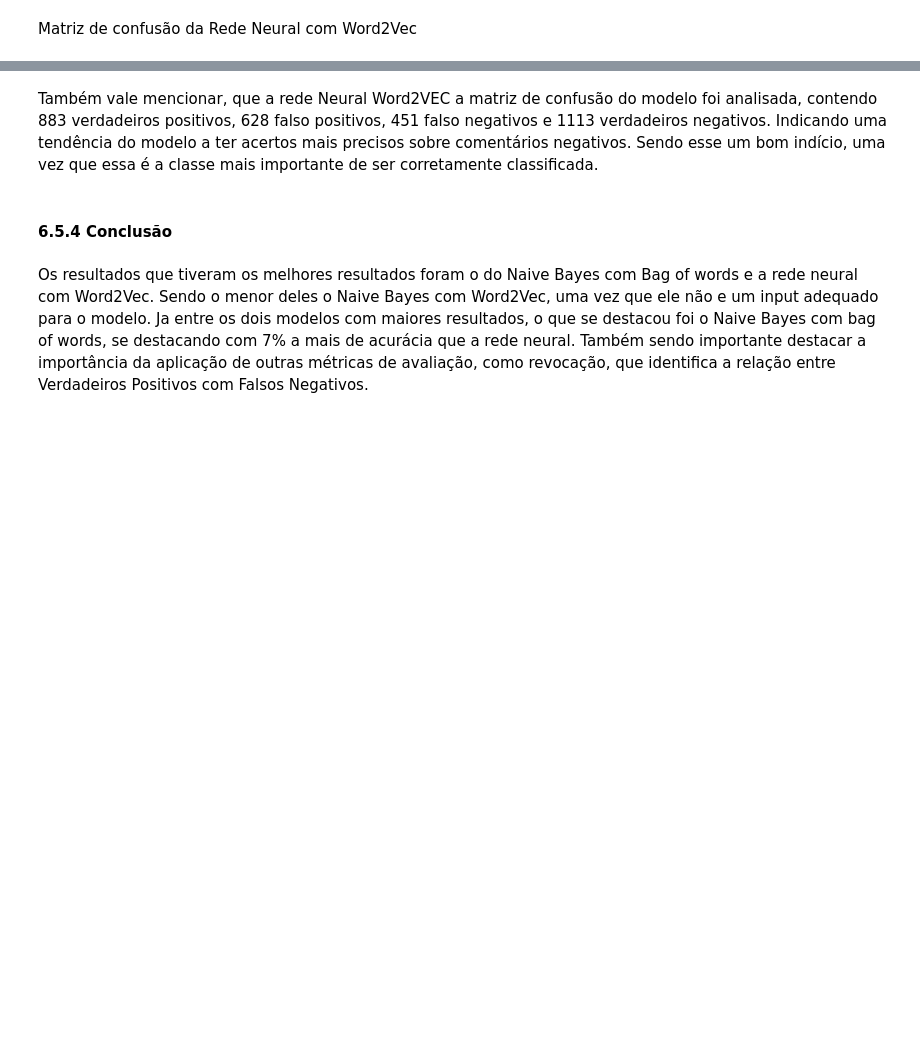
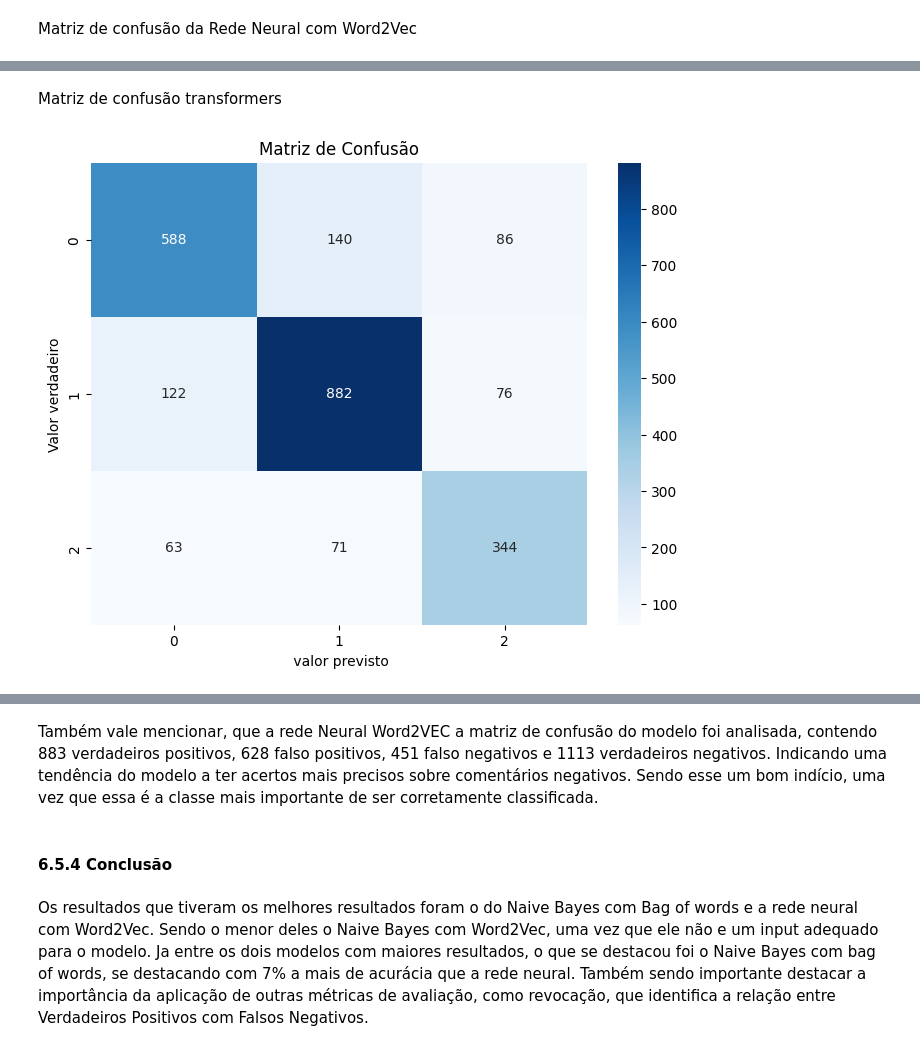
Before and after one commit to 2023M6T4-Inteli/Projeto01, a Jupyter notebook: src/notebook/ModeloPLN_grupo1_sprint4.ipynb, the cells around one changed output, grey strips where cells are left out. Cells and saved outputs as stored; diff of their text form; code cells hidden in the pictures; blank space fills up the shorter version.

```diff
--- a/src/notebook/ModeloPLN_grupo1_sprint4.ipynb
+++ b/src/notebook/ModeloPLN_grupo1_sprint4.ipynb
@@ -1626,0 +1700,6 @@ plotarMatriz(matrizRNW2V)
+# %% [markdown]
+Matriz de confusão transformers
+# %%
+plotarMatriz(matrizTransformers)
+# %% [output]
+[figure, added]
```
Also changed, not shown: parts of 32 cells of this notebook.
